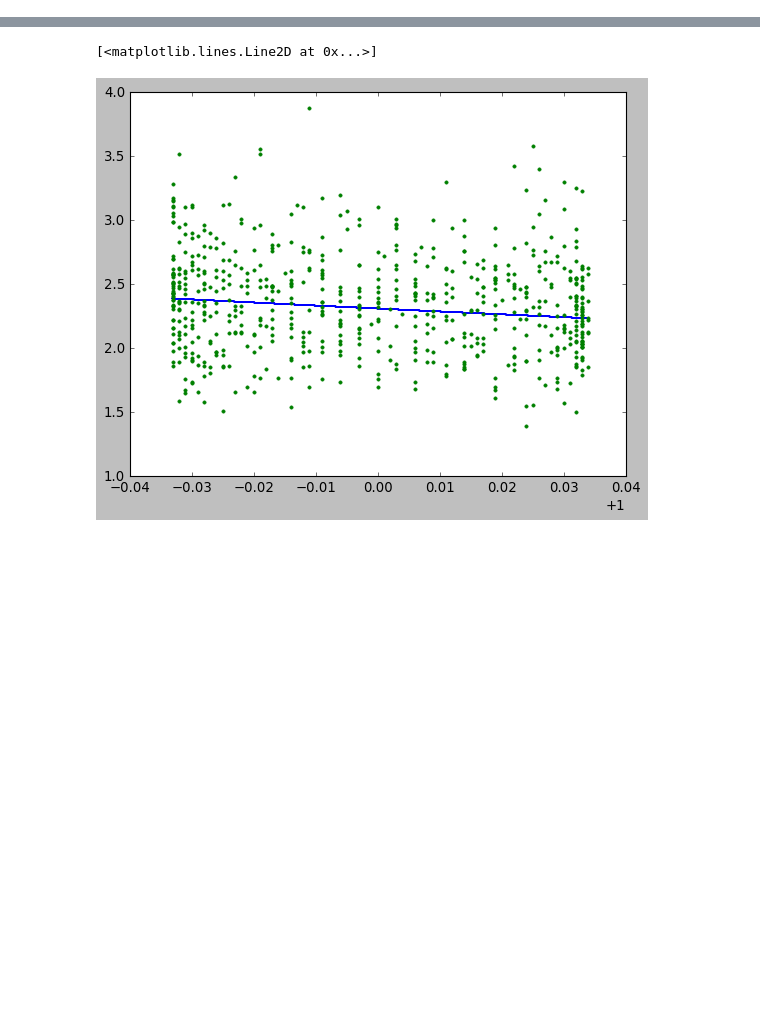
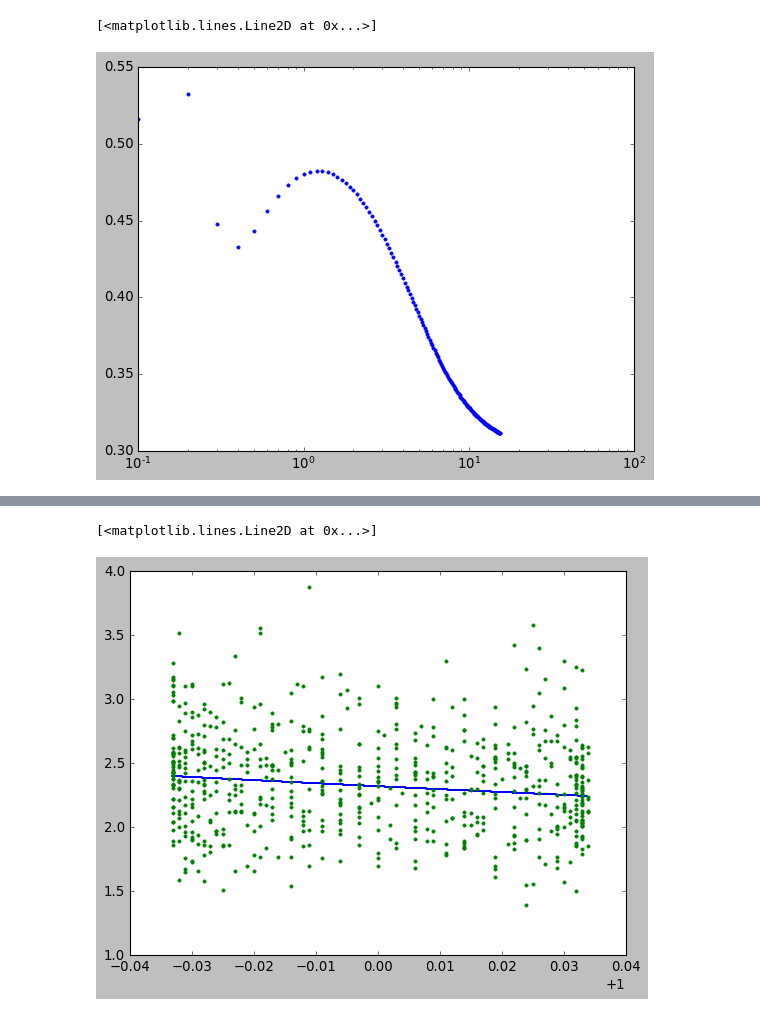
Before and after one commit to SaeedAnsarifard/NeuMod, a Jupyter notebook: Tutorial.ipynb, the cells around one changed output, grey strips where cells are left out. Saved outputs shown, nothing was run; the diff lists cells and outputs as text; code cells hidden in the pictures; blank space fills up the shorter version.

```diff
--- a/Tutorial.ipynb
+++ b/Tutorial.ipynb
@@ -11,4 +11,18 @@ import matplotlib.pyplot as plt
 plt.rcParams['text.usetex']=True
 plt.style.use('classic')
 # %%
-frame            = FrameWork()
+frame  = FrameWork()
+param  = {'T12' : 34.,
+          'T13' : 8.57,
+          'mum1': 0. ,
+          'mum2': 1.5e-12 ,
+          'mum3': 0. ,
+          'M12' : 7.54e-5 }
+
+su_pr  = PseudoDirac(param,frame.distance,frame.energy_nu)
+# %%
+plt.xscale('log')
+plt.plot(frame.energy_nu,su_pr[0][0],'.')
+# %% [output]
+[<matplotlib.lines.Line2D at 0x...>]
+[figure, added]
```
Also changed, not shown: parts of 16 cells of this notebook, 2 other files.
